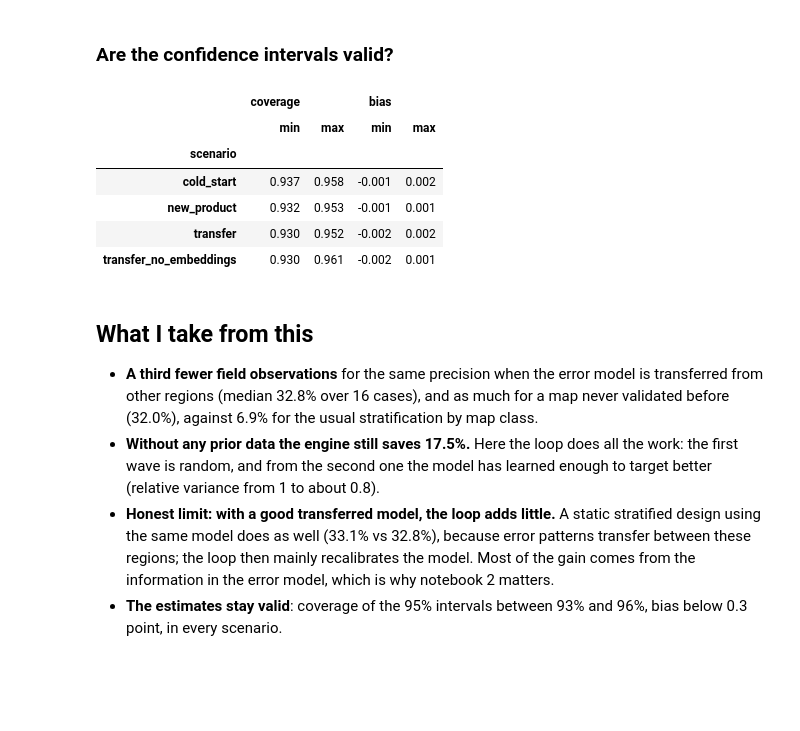
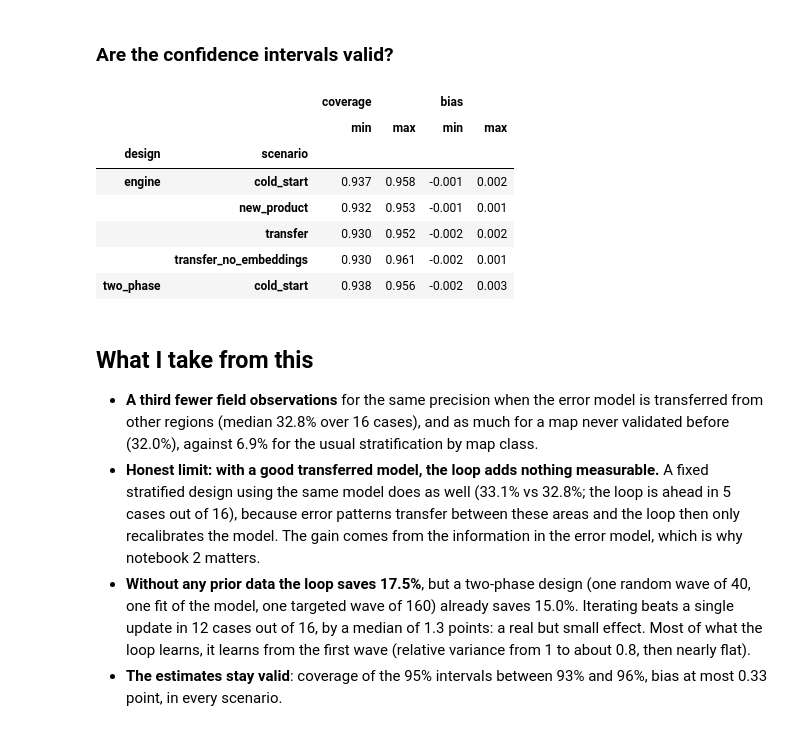
Before and after one commit to ANTONIN2410/active-learning-map-validation, a Jupyter notebook: notebooks/03_active_learning.ipynb, the cells around one changed output. Saved outputs shown, nothing was run; the diff lists cells and outputs as text; code cells hidden in the pictures; blank space fills up the shorter version.

```diff
--- a/notebooks/03_active_learning.ipynb
+++ b/notebooks/03_active_learning.ipynb
@@ -140,27 +144,30 @@ summary.round(1)
 # %% [markdown]
 ### Are the confidence intervals valid?
 # %%
-r200[r200["design"] == "engine"].groupby("scenario")[["coverage", "bias"]].agg(["min", "max"]).round(3)
+designs = r200[r200["design"].isin(["engine", "two_phase"])]
+designs.groupby(["design", "scenario"])[["coverage", "bias"]].agg(["min", "max"]).round(3)
 # %% [output]
-|  | coverage |  | bias |  |
-|  | min | max | min | max |
-| scenario |  |  |  |  |
-| cold_start | 0.937 | 0.958 | -0.001 | 0.002 |
-| new_product | 0.932 | 0.953 | -0.001 | 0.001 |
-| transfer | 0.930 | 0.952 | -0.002 | 0.002 |
-| transfer_no_embeddings | 0.930 | 0.961 | -0.002 | 0.001 |
+|  |  | coverage |  | bias |  |
+|  |  | min | max | min | max |
+| design | scenario |  |  |  |  |
+| engine | cold_start | 0.937 | 0.958 | -0.001 | 0.002 |
+|  | new_product | 0.932 | 0.953 | -0.001 | 0.001 |
+|  | transfer | 0.930 | 0.952 | -0.002 | 0.002 |
+|  | transfer_no_embeddings | 0.930 | 0.961 | -0.002 | 0.001 |
+| two_phase | cold_start | 0.938 | 0.956 | -0.002 | 0.003 |
 # %% [markdown]
 ## What I take from this
 
 - **A third fewer field observations** for the same precision when the error model is transferred from
   other regions (median 32.8% over 16 cases), and as much for a map never validated before (32.0%),
   against 6.9% for the usual stratification by map class.
-- **Without any prior data the engine still saves 17.5%.** Here the loop does all the work: the first wave
-  is random, and from the second one the model has learned enough to target better (relative variance
-  from 1 to about 0.8).
-- **Honest limit: with a good transferred model, the loop adds little.** A static stratified design using
-  the same model does as well (33.1% vs 32.8%), because error patterns transfer between these regions;
-  the loop then mainly recalibrates the model. Most of the gain comes from the information in the error
-  model, which is why notebook 2 matters.
-- **The estimates stay valid**: coverage of the 95% intervals between 93% and 96%, bias below 0.3 point,
+- **Honest limit: with a good transferred model, the loop adds nothing measurable.** A fixed stratified
+  design using the same model does as well (33.1% vs 32.8%; the loop is ahead in 5 cases out of 16),
+  because error patterns transfer between these areas and the loop then only recalibrates the model.
+  The gain comes from the information in the error model, which is why notebook 2 matters.
+- **Without any prior data the loop saves 17.5%**, but a two-phase design (one random wave of 40, one
+  fit of the model, one targeted wave of 160) already saves 15.0%. Iterating beats a single update in 12
+  cases out of 16, by a median of 1.3 points: a real but small effect. Most of what the loop learns, it
+  learns from the first wave (relative variance from 1 to about 0.8, then nearly flat).
+- **The estimates stay valid**: coverage of the 95% intervals between 93% and 96%, bias at most 0.33 point,
   in every scenario.
```
Also changed, not shown: parts of 3 cells of this notebook, 5 other files.
